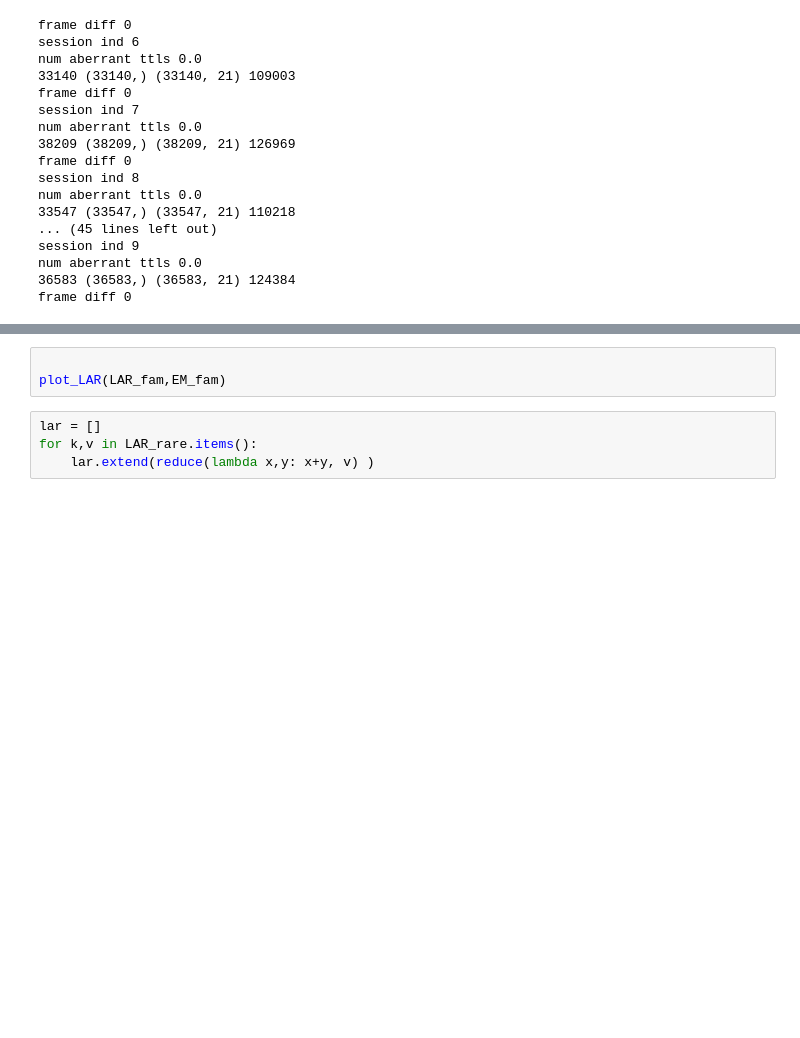
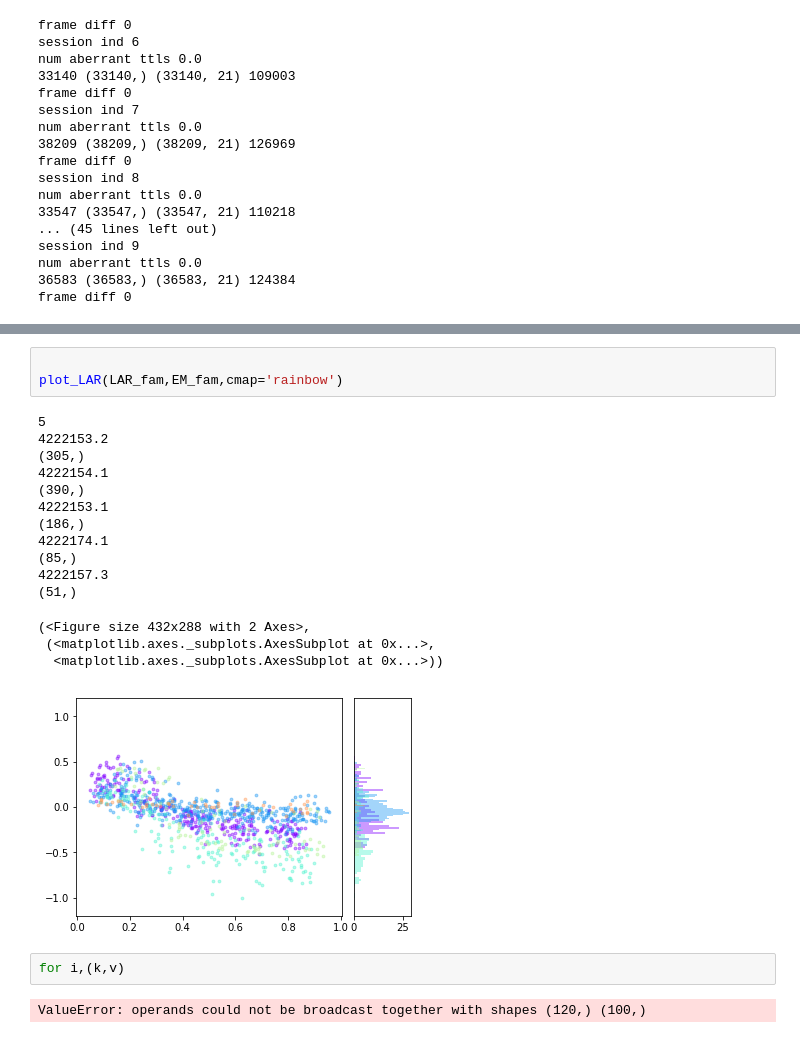
Before and after one commit to GiocomoLab/MightyMorphingPhotonRangers, a Jupyter notebook: SimMats/LogAngleRatioPlots.ipynb, the cells around one changed output, grey strips where cells are left out. Cells and saved outputs as stored; diff of their text form; blank space fills up the shorter version.

```diff
--- a/SimMats/LogAngleRatioPlots.ipynb
+++ b/SimMats/LogAngleRatioPlots.ipynb
@@ -185,7 +202,23 @@ num aberrant ttls 0.0
 # %%
 
-plot_LAR(LAR_fam,EM_fam)
+plot_LAR(LAR_fam,EM_fam,cmap='rainbow')
+# %% [output]
+5
+4222153.2
+(305,)
+4222154.1
+(390,)
+4222153.1
+(186,)
+4222174.1
+(85,)
+4222157.3
+(51,)
+(<Figure size 432x288 with 2 Axes>,
+ (<matplotlib.axes._subplots.AxesSubplot at 0x...>,
+  <matplotlib.axes._subplots.AxesSubplot at 0x...>))
+[figure, added]
-# %%
-lar = []
-for k,v in LAR_rare.items():
-    lar.extend(reduce(lambda x,y: x+y, v) )
+# %%
+for i,(k,v)
+# %% [output]
+ValueError: operands could not be broadcast together with shapes (120,) (100,)
```
Also changed, not shown: parts of 5 cells of this notebook, 1 other file.
